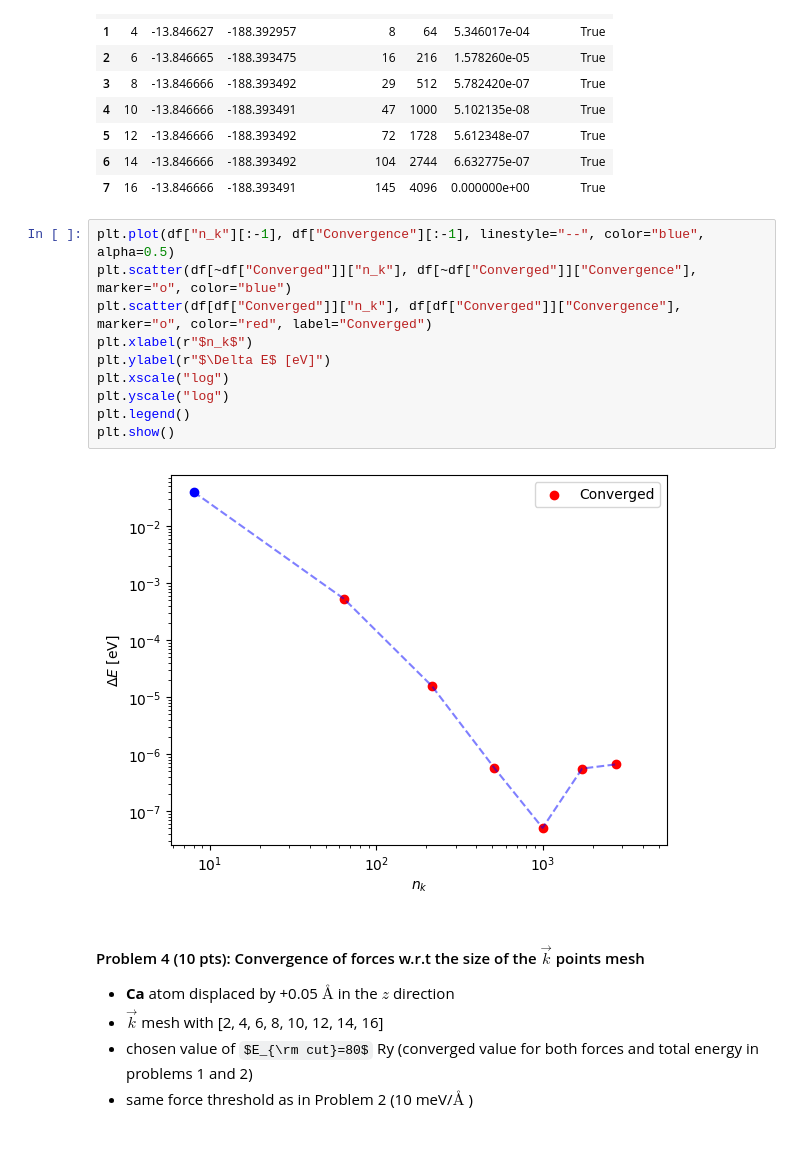
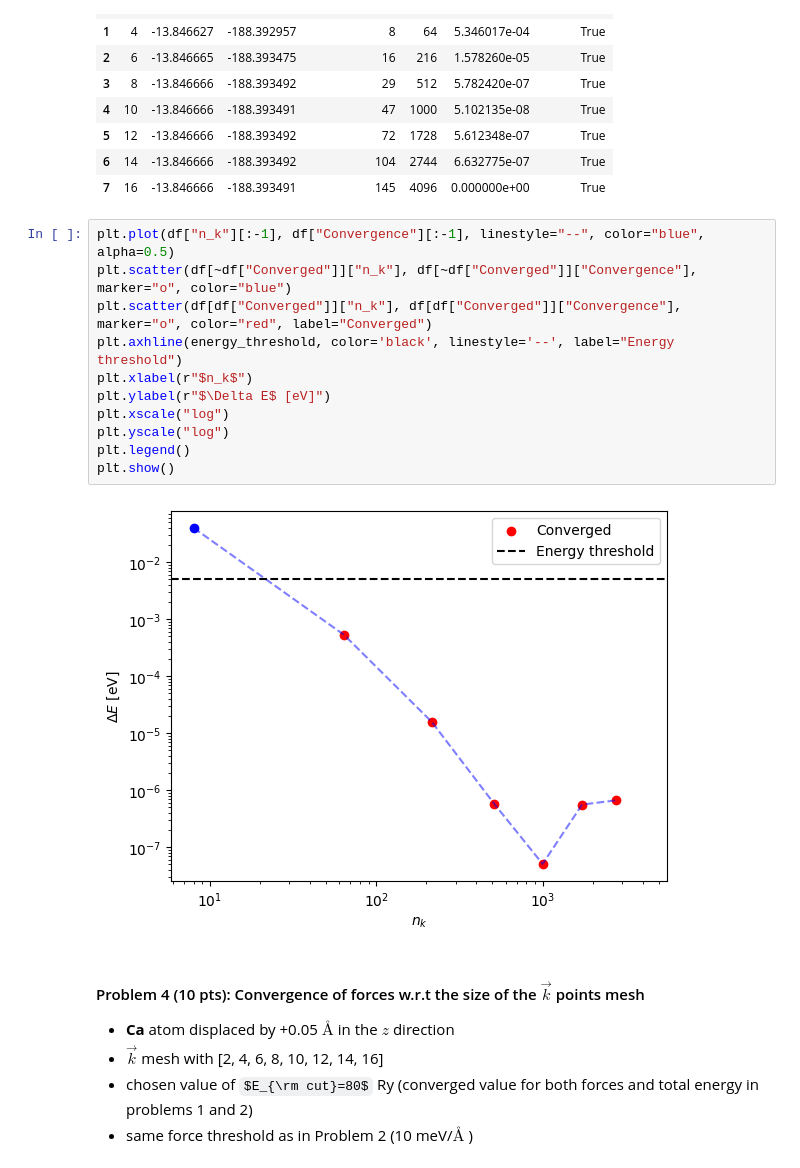
Before and after one commit to sylvainshan/MSE-468-Atomisitc-and-Quantum-Simulations-of-Materials, a Jupyter notebook: lab2/analysis.ipynb, the cells around one changed output. Saved outputs shown, nothing was run; the diff lists cells and outputs as text; some formulas as TeX source.

```diff
--- a/lab2/analysis.ipynb
+++ b/lab2/analysis.ipynb
@@ -190,15 +191,16 @@ df
 # %%
 plt.plot(df["n_k"][:-1], df["Convergence"][:-1], linestyle="--", color="blue", alpha=0.5)
 plt.scatter(df[~df["Converged"]]["n_k"], df[~df["Converged"]]["Convergence"], marker="o", color="blue")
 plt.scatter(df[df["Converged"]]["n_k"], df[df["Converged"]]["Convergence"], marker="o", color="red", label="Converged")
+plt.axhline(energy_threshold, color='black', linestyle='--', label="Energy threshold")
 plt.xlabel(r"$n_k$")
 plt.ylabel(r"$\Delta E$ [eV]")
 plt.xscale("log")
 plt.yscale("log")
 plt.legend()
 plt.show()
 # %% [output]
-[figure, old version]
+[figure, new version]
 # %% [markdown]
 #### Problem 4 (10 pts): Convergence of forces w.r.t the size of the $\vec k$ points mesh
 - **Ca** atom displaced by +0.05 $\text{\AA}$ in the $z$ direction
```
Also changed, not shown: parts of 10 cells of this notebook, 6 other files.
